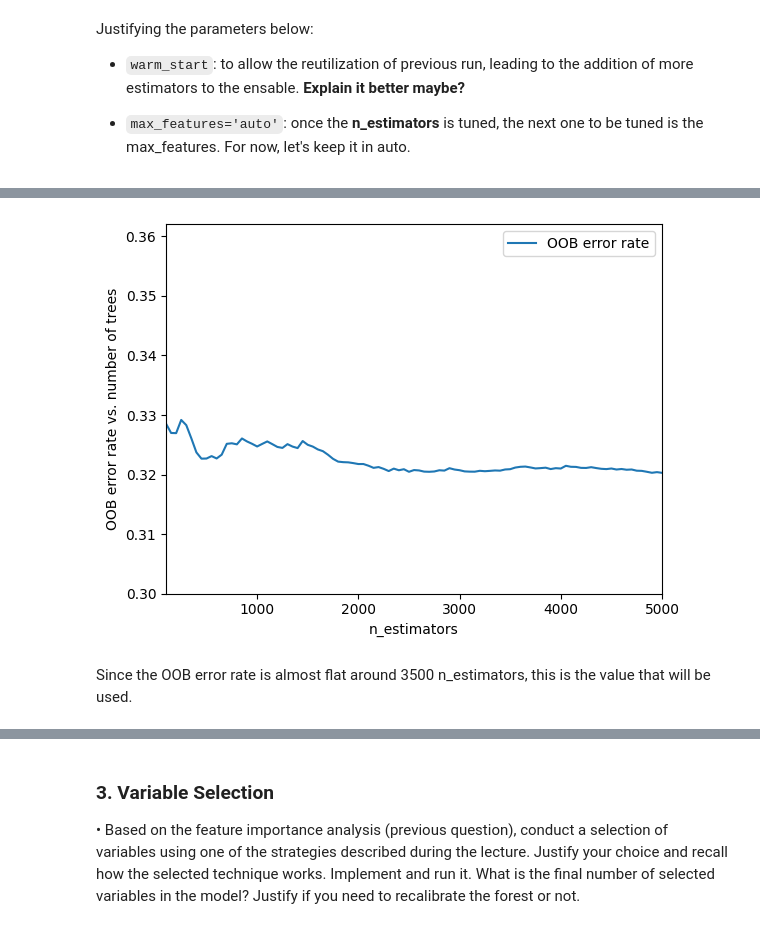
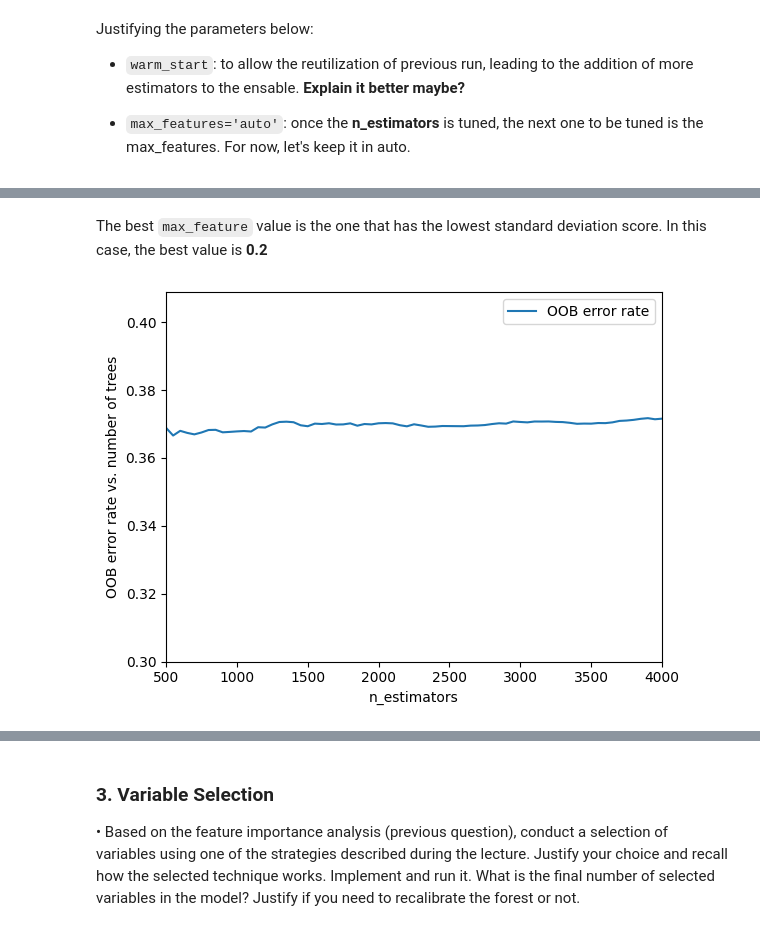
Before and after one commit to rodreras/StreamSamples_ML, a Jupyter notebook: milestone3/milestone3.ipynb, the cells around one changed output, grey strips where cells are left out. Cells and saved outputs as stored; diff of their text form; code cells hidden in the pictures.

```diff
--- a/milestone3/milestone3.ipynb
+++ b/milestone3/milestone3.ipynb
@@ -89,6 +91,8 @@ train_indices, test_indices = [list(traintest) for traintest in zip(*basin_kfold
 
 basin_cv = [*zip(train_indices,test_indices)]
 # %%
+%%time
+
 # model
 linear_clf = LinearRegression().fit(X, Y)
 
@@ -97,7 +101,11 @@ linear_clf = LinearRegression().fit(X, Y)
 y_pred = cross_val_predict(linear_clf, X, Y, cv=basin_cv, groups=groups)
 
 r2 = r2_score(Y, y_pred)
+rmse = mean_squared_error(Y, y_pred, squared = False)
+mse = mean_squared_error(Y, y_pred)
 
 print('R2: ',round(r2,2))
+print(f'RMSE:', round(rmse,2))
+print(f'MSE:', round(mse,2))
 # %% [output]
 R2:  0.57
@@ -234,18 +289,6 @@ It was opted to have out-of-bag replacement to have an estimation of the general
 Finally, the `random_state` was set to 42 in order to get the reproducibility.
 # %%
 tree_clf = RandomForestRegressor(n_estimators= 500, max_features=d, oob_score=True, random_state=42)
-# %%
-i = 1
-train_index, test_index = list(group_kfold_two.split(X, Y, groups))[i - 1]
-
-#print('Train-Test Shapes', train_index.shape, test_index.shape)
-
-# Use the indices to get the training and testing sets
-X_train, X_test = X[train_index], X[test_index]
-
-#print('X Train-Test Shapes', X_train.shape, X_test.shape)
-
-y_train, y_test = Y[train_index], Y[test_index]
 # %%
 #fitting data
 tree_clf.fit(X_train, y_train)
@@ -323,14 +366,14 @@ Justifying the parameters below:
 # %%
 error_rate = []
 
-min_estimators = 100
-max_estimators = 5000
+min_estimators = 500
+max_estimators = 4000
 step = 50
 
 for i in range(min_estimators, max_estimators+1, step):
-    rf_reg = RandomForestRegressor(warm_start=True, n_estimators= i, max_features='auto', random_state=42, oob_score=True)
+    rf_reg = RandomForestRegressor(warm_start=True, n_estimators= i, max_features=1.0, random_state=42, oob_score=True)
 
-    rf_reg.fit(X, Y)
+    rf_reg.fit(X_train, y_train)
 
     # Record the OOB error for each `n_estimators=i` setting.
     oob_error = 1 - rf_reg.oob_score_
@@ -339,15 +439,31 @@ for i in range(min_estimators, max_estimators+1, step):
+# %% [markdown]
+The best `max_feature` value is the one that has the lowest standard deviation score. In this case, the best value is **0.2**
+# %%
+error_rate = []
+
+min_estimators = 500
+max_estimators = 4000
+step = 50
+
+for i in range(min_estimators, max_estimators+1, step):
+    rf_reg = RandomForestRegressor(warm_start=True, n_estimators= i, max_features=0.2, random_state=42, oob_score=True)
+
+    rf_reg.fit(X_train, y_train)
+
+    # Record the OOB error for each `n_estimators=i` setting.
+    oob_error = 1 - rf_reg.oob_score_
+
+    error_rate.append(oob_error)
 # %%
 # Plot Generate the "OOB error rate" vs. "n_estimators" plot
 
 plt.plot(range(min_estimators, max_estimators +1, step), error_rate, label="OOB error rate")
 
-plt.ylim(0.3, 1.1*max(error_rate))
+plt.ylim(0.30, 1.1*max(error_rate))
 plt.xlim(min_estimators, max_estimators)
 plt.xlabel("n_estimators")
 plt.ylabel("OOB error rate vs. number of trees")
 plt.legend(loc="upper right")
 plt.show()
 # %% [output]
-[figure, old version]
+[figure, new version]
-# %% [markdown]
-Since the OOB error rate is almost flat around 3500 n_estimators, this is the value that will be used.
```
Also changed, not shown: parts of 23 cells of this notebook, 1 other file.
